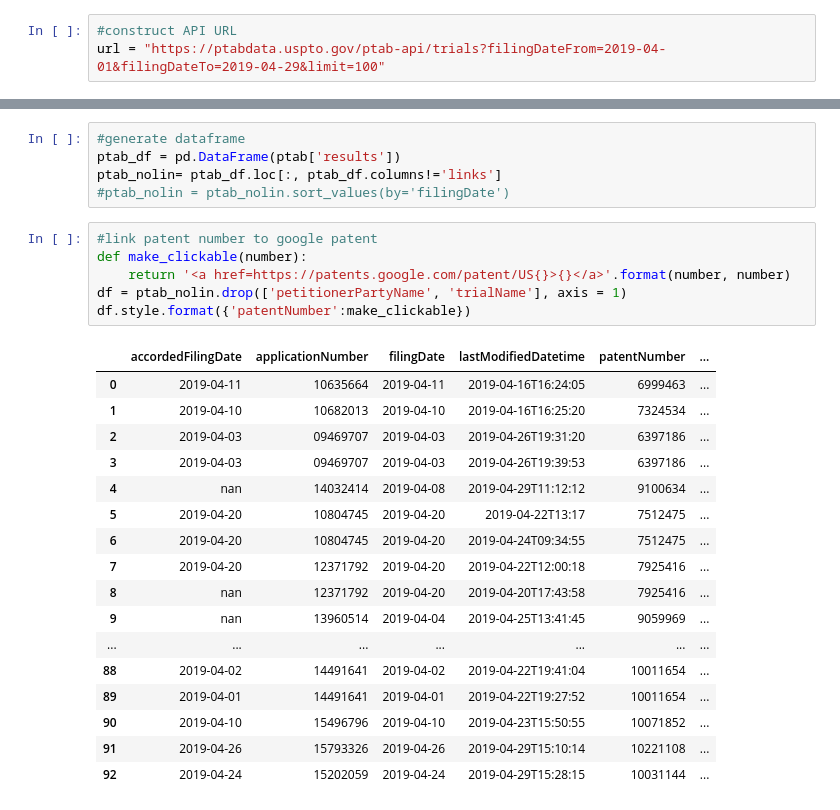
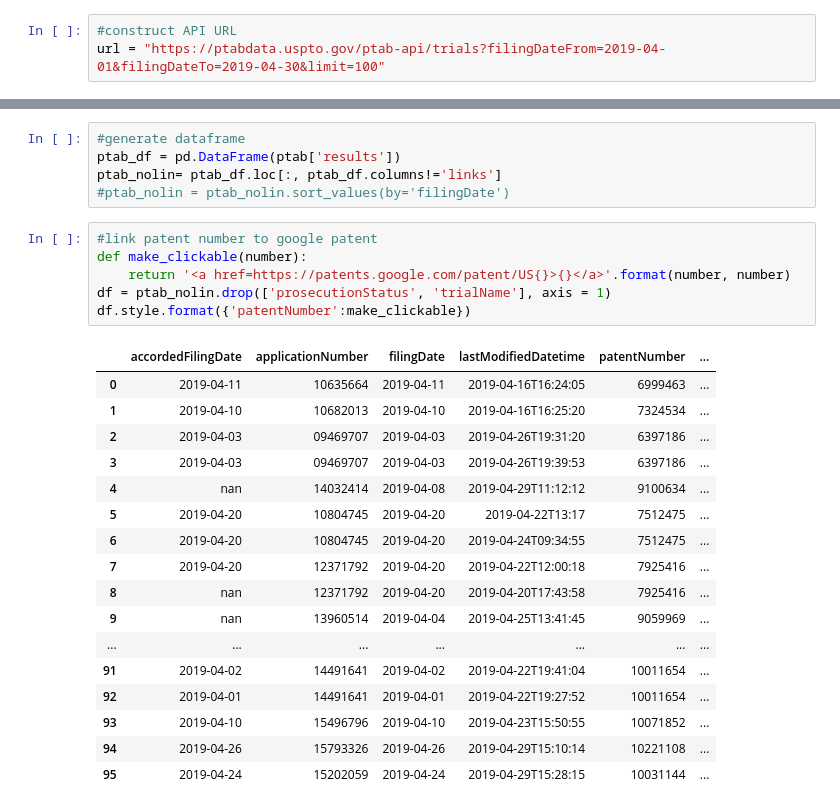
Before and after one commit to shao-shuai/patent_data_python, a Jupyter notebook: PTAB_April.ipynb, the cells around one changed output, grey strips where cells are left out. Drawn from its saved outputs; the diff is of its cells as text.

```diff
--- a/PTAB_April.ipynb
+++ b/PTAB_April.ipynb
@@ -9,7 +9,7 @@ import datetime
 #date.strftime("%Y") + '-' + date.strftime("%m") + '-' + date.strftime("%d")
 # %%
 #construct API URL
-url = "https://ptabdata.uspto.gov/ptab-api/trials?filingDateFrom=2019-04-01&filingDateTo=2019-04-29&limit=100"
+url = "https://ptabdata.uspto.gov/ptab-api/trials?filingDateFrom=2019-04-01&filingDateTo=2019-04-30&limit=100"
 # %%
 #request data
 ptab = requests.get(url).json()
@@ -21,24 +21,24 @@ ptab_nolin= ptab_df.loc[:, ptab_df.columns!='links']
 # %%
 #link patent number to google patent
 def make_clickable(number):
     return '<a href=https://patents.google.com/patent/US{}>{}</a>'.format(number, number)
-df = ptab_nolin.drop(['petitionerPartyName', 'trialName'], axis = 1)
+df = ptab_nolin.drop(['prosecutionStatus', 'trialName'], axis = 1)
 df.style.format({'patentNumber':make_clickable})
 # %% [output]
 |  | accordedFilingDate | applicationNumber | filingDate | lastModifiedDatetime | patentNumber | ... |
 | 0 | 2019-04-11 | 10635664 | 2019-04-11 | 2019-04-16T16:24:05 | 6999463 | ... |
 | 1 | 2019-04-10 | 10682013 | 2019-04-10 | 2019-04-16T16:25:20 | 7324534 | ... |
 | 2 | 2019-04-03 | 09469707 | 2019-04-03 | 2019-04-26T19:31:20 | 6397186 | ... |
 | 3 | 2019-04-03 | 09469707 | 2019-04-03 | 2019-04-26T19:39:53 | 6397186 | ... |
 | 4 | nan | 14032414 | 2019-04-08 | 2019-04-29T11:12:12 | 9100634 | ... |
 | 5 | 2019-04-20 | 10804745 | 2019-04-20 | 2019-04-22T13:17 | 7512475 | ... |
 | 6 | 2019-04-20 | 10804745 | 2019-04-20 | 2019-04-24T09:34:55 | 7512475 | ... |
 | 7 | 2019-04-20 | 12371792 | 2019-04-20 | 2019-04-22T12:00:18 | 7925416 | ... |
 | 8 | nan | 12371792 | 2019-04-20 | 2019-04-20T17:43:58 | 7925416 | ... |
 | 9 | nan | 13960514 | 2019-04-04 | 2019-04-25T13:41:45 | 9059969 | ... |
 | ... | ... | ... | ... | ... | ... | ... |
-| 88 | 2019-04-02 | 14491641 | 2019-04-02 | 2019-04-22T19:41:04 | 10011654 | ... |
-| 89 | 2019-04-01 | 14491641 | 2019-04-01 | 2019-04-22T19:27:52 | 10011654 | ... |
-| 90 | 2019-04-10 | 15496796 | 2019-04-10 | 2019-04-23T15:50:55 | 10071852 | ... |
-| 91 | 2019-04-26 | 15793326 | 2019-04-26 | 2019-04-29T15:10:14 | 10221108 | ... |
-| 92 | 2019-04-24 | 15202059 | 2019-04-24 | 2019-04-29T15:28:15 | 10031144 | ... |
+| 91 | 2019-04-02 | 14491641 | 2019-04-02 | 2019-04-22T19:41:04 | 10011654 | ... |
+| 92 | 2019-04-01 | 14491641 | 2019-04-01 | 2019-04-22T19:27:52 | 10011654 | ... |
+| 93 | 2019-04-10 | 15496796 | 2019-04-10 | 2019-04-23T15:50:55 | 10071852 | ... |
+| 94 | 2019-04-26 | 15793326 | 2019-04-26 | 2019-04-29T15:10:14 | 10221108 | ... |
+| 95 | 2019-04-24 | 15202059 | 2019-04-24 | 2019-04-29T15:28:15 | 10031144 | ... |
```
Also changed, not shown: parts of 1 cell of this notebook.
